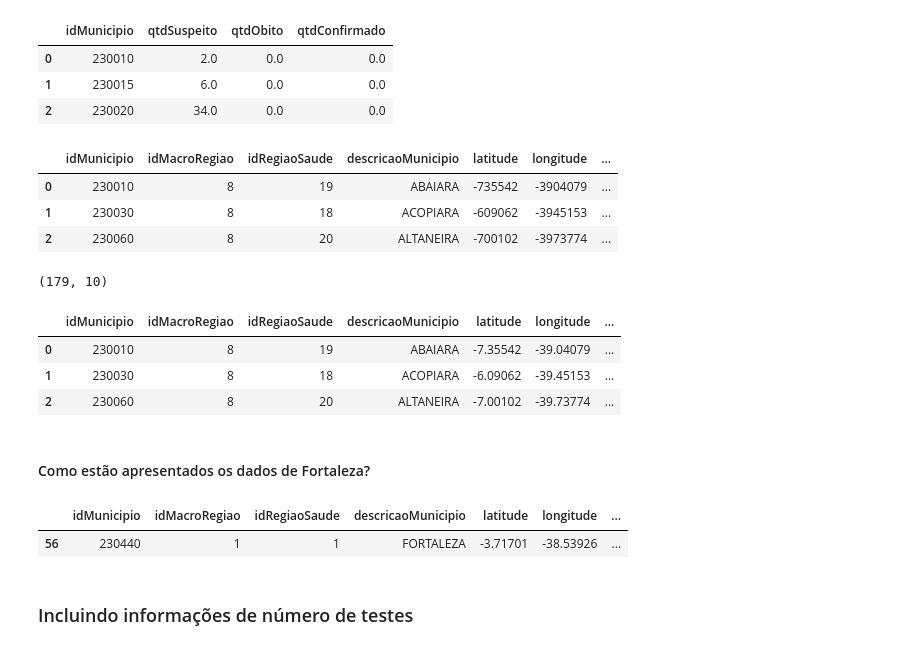
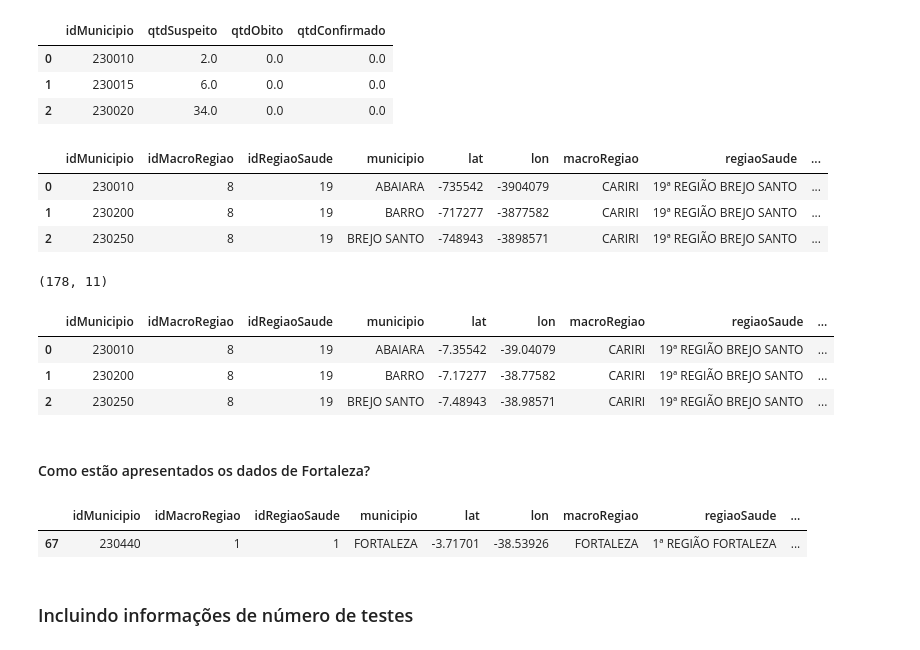
Before and after one commit to andreloc/painel-covid-19-ce, a Jupyter notebook: notebooks/extract_covid_data_integrasus_ce.ipynb, the cells around one changed output. Cells and saved outputs as stored; diff of their text form; code cells hidden in the pictures.

```diff
--- a/notebooks/extract_covid_data_integrasus_ce.ipynb
+++ b/notebooks/extract_covid_data_integrasus_ce.ipynb
@@ -107,0 +115,7 @@ municipio_macro_regiao.head(3)
+# %%
+# Vamos unir a tabela de municípios com as suas respectivas macro regiões.
+municipio_macro_regiao = municipio_macro_regiao.merge(regiao_saude,
+                               left_on='idRegiaoSaude',
+                               right_on='id', suffixes=['','RegiaoSaude'])
+
+municipio_macro_regiao.head(3)
@@ -108,4 +127,6 @@ municipio_macro_regiao.head(3)
 # %%
+# apaga algumas colunas desnecessárias
+municipio_macro_regiao.drop(columns=['idMacroRegiaoRegiaoSaude','id'], index=1, inplace=True)
 # algumas colunas estão duplicadas e podem nos atrapalhar. Removendo.
 municipio_macro_regiao = municipio_macro_regiao.loc[:,
                                                     ~municipio_macro_regiao.columns.duplicated()]
@@ -118,3 +141,10 @@ municipio_macro_regiao.head(3)
+# %%
+municipio_macro_regiao.rename(columns={"descricao": "regiaoSaude",
+                                       "descricaoMunicipio": "municipio",
+                                       "descricaoMacroRegiao": "macroRegiao",
+                                       "latitude":"lat",
+                                       "longitude":"lon"},
+                             inplace=True)
 # %%
 municipio_macro_regiao.shape
 # Quantos municipios tem o Ceará? TUDO OK
@@ -185,38 +211,38 @@ display(qtd_por_municipios.head(3))
 df_parcial  = municipio_macro_regiao.merge(qtd_por_municipios, on='idMunicipio')
 df_parcial.head(3)
 # %% [output]
-|  | idMunicipio | idMacroRegiao | idRegiaoSaude | descricaoMunicipio | latitude | longitude | ... |
-| 0 | 230010 | 8 | 19 | ABAIARA | -735542 | -3904079 | ... |
-| 1 | 230030 | 8 | 18 | ACOPIARA | -609062 | -3945153 | ... |
-| 2 | 230060 | 8 | 20 | ALTANEIRA | -700102 | -3973774 | ... |
+|  | idMunicipio | idMacroRegiao | idRegiaoSaude | municipio | lat | lon | macroRegiao | regiaoSaude | ... |
+| 0 | 230010 | 8 | 19 | ABAIARA | -735542 | -3904079 | CARIRI | 19ª REGIÃO BREJO SANTO | ... |
+| 1 | 230200 | 8 | 19 | BARRO | -717277 | -3877582 | CARIRI | 19ª REGIÃO BREJO SANTO | ... |
+| 2 | 230250 | 8 | 19 | BREJO SANTO | -748943 | -3898571 | CARIRI | 19ª REGIÃO BREJO SANTO | ... |
 # %%
 df_parcial.shape
 # %% [output]
-(179, 10)
+(178, 11)
 # %%
 # Padronizar as latitudes / longitudes.
 # atualmente os dados estão em formato string (texto) e o valor não é um decimal válido.
 
 # Convertendo de texto (str) para numérico (int)
-df_parcial['latitude']  = df_parcial['latitude'].astype(int)
-df_parcial['longitude'] = df_parcial['longitude'].astype(int)
+df_parcial['lat']  = df_parcial['lat'].astype(int)
+df_parcial['lon'] = df_parcial['lon'].astype(int)
 
 # utilizando formato mais comum de sistemas geográficos (decimal): dividindo por 10000
-df_parcial['latitude']  = df_parcial['latitude']  /100000
-df_parcial['longitude'] = df_parcial['longitude'] /100000
+df_parcial['lat']  = df_parcial['lat']  /100000
+df_parcial['lon'] = df_parcial['lon'] /100000
 # %%
 df_parcial.head(3)
 # %% [output]
-|  | idMunicipio | idMacroRegiao | idRegiaoSaude | descricaoMunicipio | latitude | longitude | ... |
-| 0 | 230010 | 8 | 19 | ABAIARA | -7.35542 | -39.04079 | ... |
-| 1 | 230030 | 8 | 18 | ACOPIARA | -6.09062 | -39.45153 | ... |
-| 2 | 230060 | 8 | 20 | ALTANEIRA | -7.00102 | -39.73774 | ... |
+|  | idMunicipio | idMacroRegiao | idRegiaoSaude | municipio | lat | lon | macroRegiao | regiaoSaude | ... |
+| 0 | 230010 | 8 | 19 | ABAIARA | -7.35542 | -39.04079 | CARIRI | 19ª REGIÃO BREJO SANTO | ... |
+| 1 | 230200 | 8 | 19 | BARRO | -7.17277 | -38.77582 | CARIRI | 19ª REGIÃO BREJO SANTO | ... |
+| 2 | 230250 | 8 | 19 | BREJO SANTO | -7.48943 | -38.98571 | CARIRI | 19ª REGIÃO BREJO SANTO | ... |
 # %% [markdown]
 #### Como estão apresentados os dados de Fortaleza?
 # %%
-df_parcial[df_parcial.descricaoMunicipio == 'FORTALEZA']
+df_parcial[df_parcial.municipio == 'FORTALEZA']
 # %% [output]
-|  | idMunicipio | idMacroRegiao | idRegiaoSaude | descricaoMunicipio | latitude | longitude | ... |
-| 56 | 230440 | 1 | 1 | FORTALEZA | -3.71701 | -38.53926 | ... |
+|  | idMunicipio | idMacroRegiao | idRegiaoSaude | municipio | lat | lon | macroRegiao | regiaoSaude | ... |
+| 67 | 230440 | 1 | 1 | FORTALEZA | -3.71701 | -38.53926 | FORTALEZA | 1ª REGIÃO FORTALEZA | ... |
 # %% [markdown]
 ### Incluindo informações de número de testes
```
Also changed, not shown: parts of 20 cells of this notebook, 3 other files.
